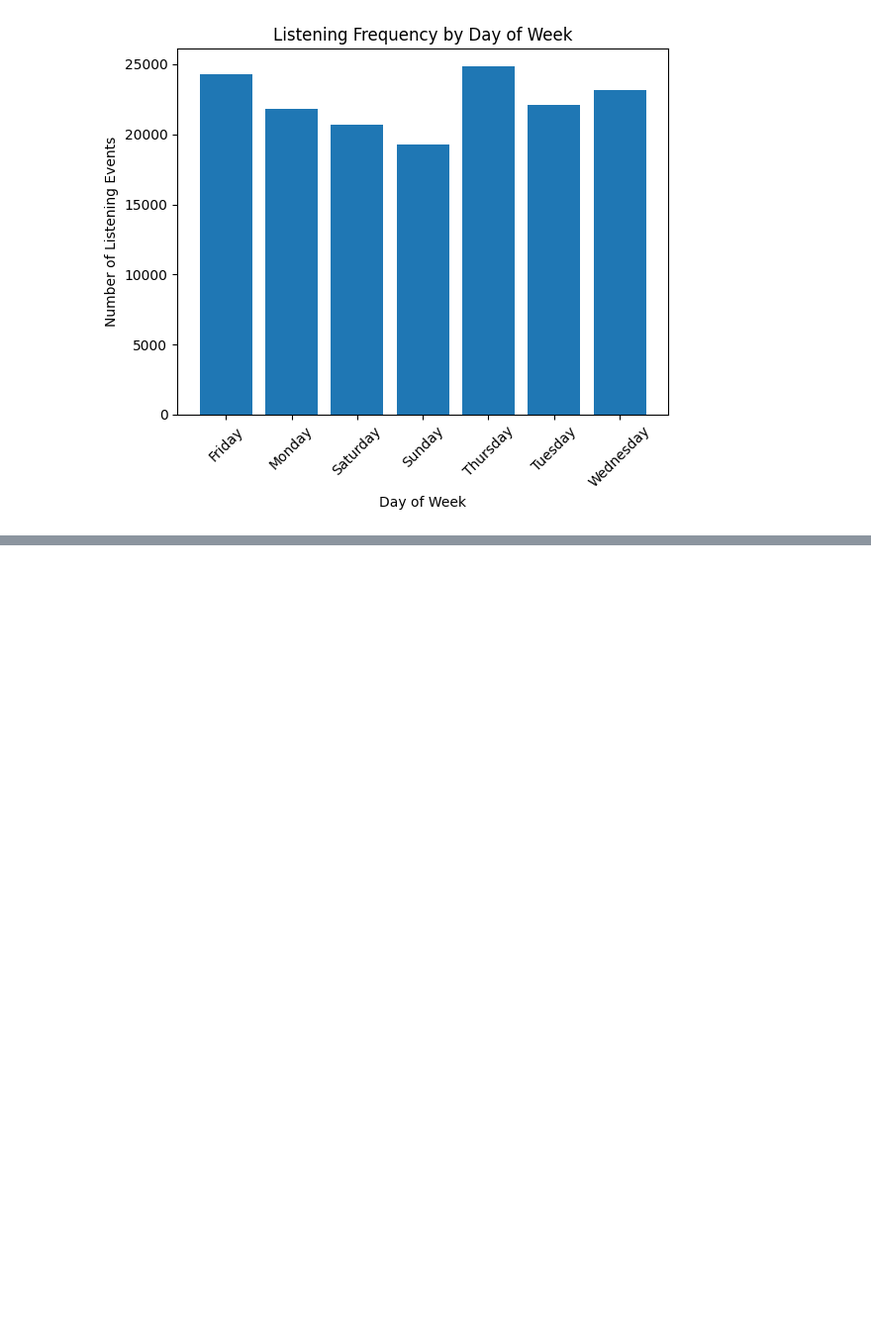
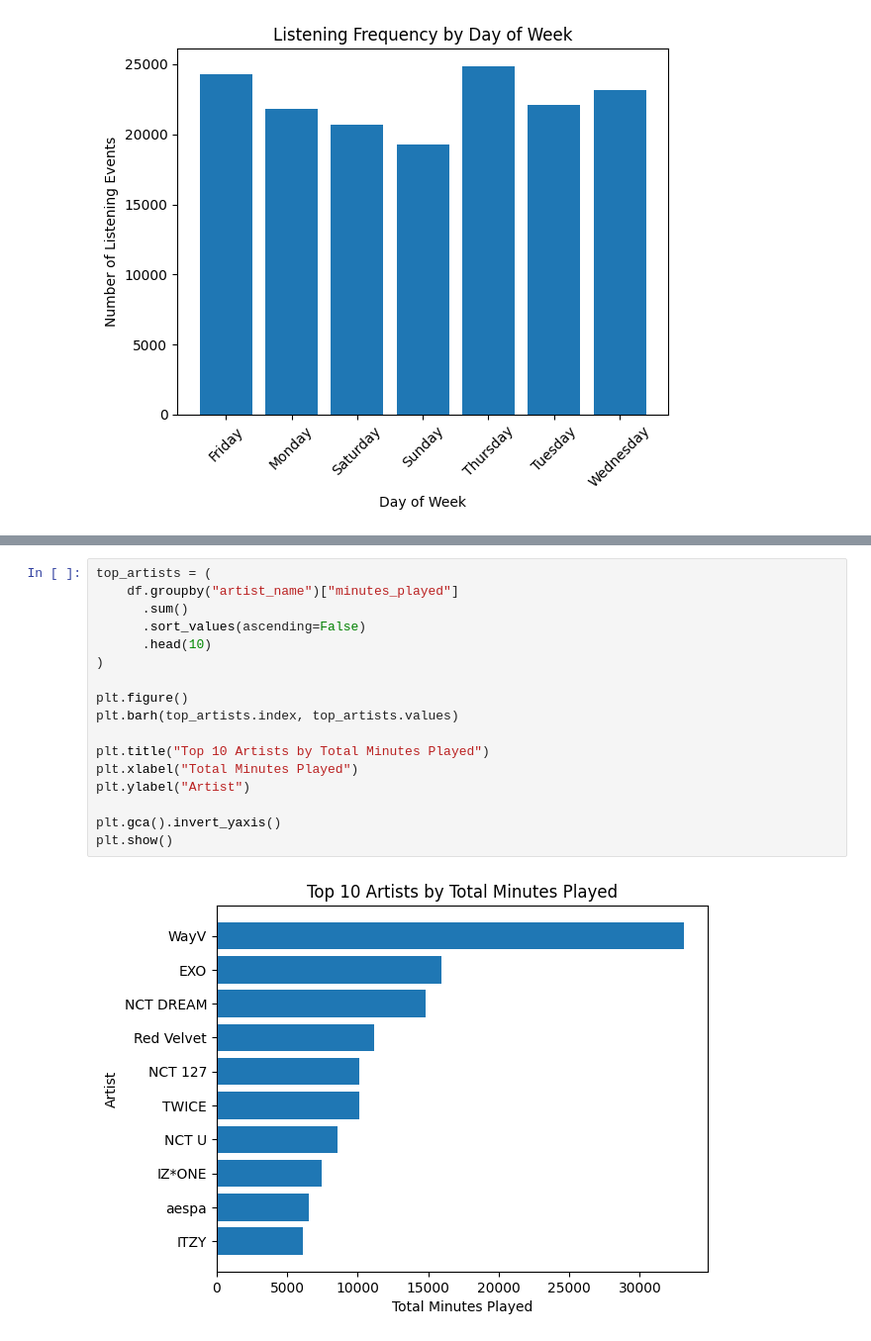
Before and after one commit to austin-ing/spotify_listening_analysis, a Jupyter notebook: notebooks/spotify_eda.ipynb, the cells around one changed output, grey strips where cells are left out. Shown at 99% size. Drawn from its saved outputs; the diff is of its cells as text; blank space fills up the shorter version.

```diff
--- a/notebooks/spotify_eda.ipynb
+++ b/notebooks/spotify_eda.ipynb
@@ -262,0 +276,19 @@ plt.show()
+# %%
+top_artists = (
+    df.groupby("artist_name")["minutes_played"]
+      .sum()
+      .sort_values(ascending=False)
+      .head(10)
+)
+
+plt.figure()
+plt.barh(top_artists.index, top_artists.values)
+
+plt.title("Top 10 Artists by Total Minutes Played")
+plt.xlabel("Total Minutes Played")
+plt.ylabel("Artist")
+
+plt.gca().invert_yaxis()
+plt.show()
+# %% [output]
+[figure, added]
```
Also changed, not shown: parts of 3 cells of this notebook.
